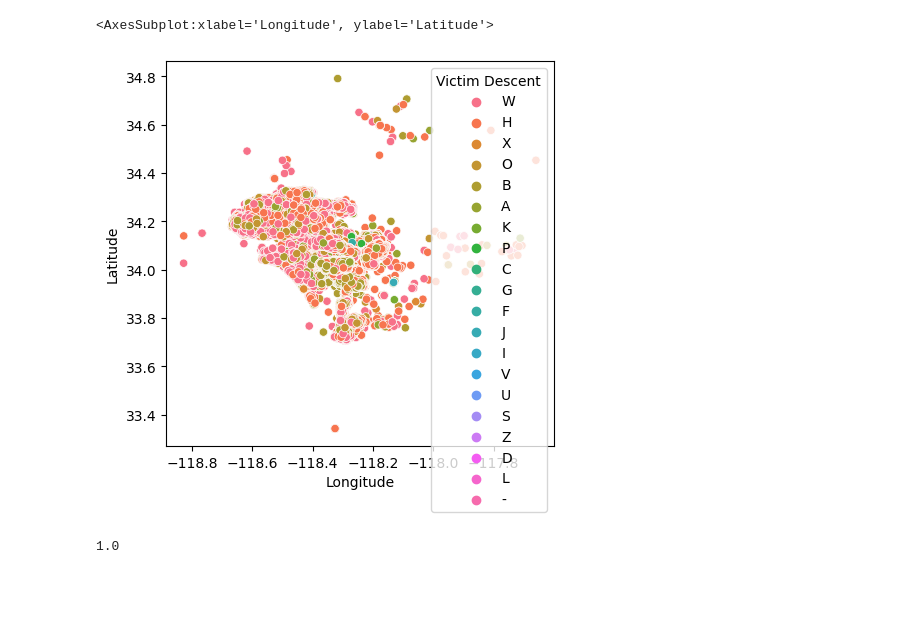
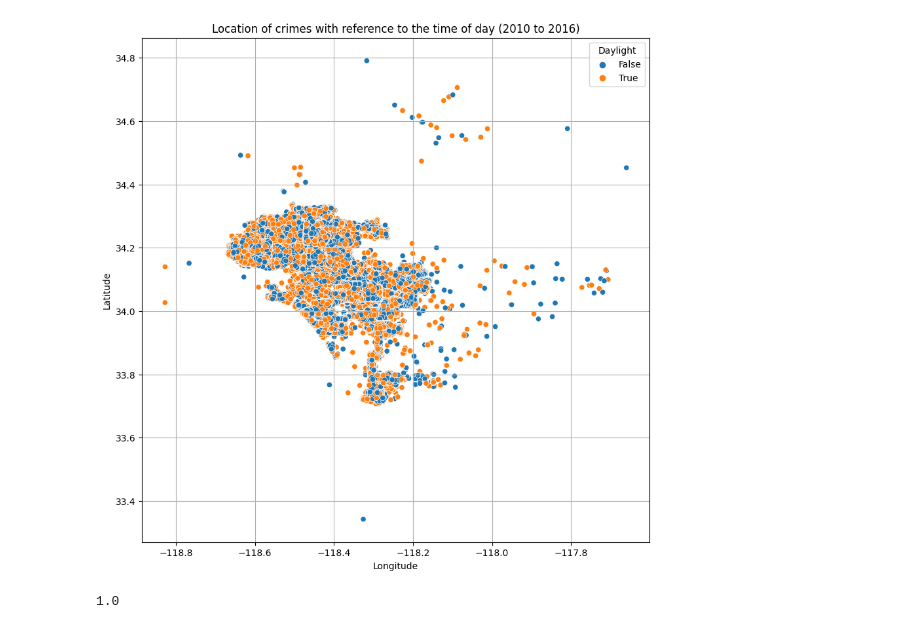
Before and after one commit to hexsocean/python-ml, a Jupyter notebook: crimes/work.ipynb, the cells around one changed output. Drawn from its saved outputs; the diff is of its cells as text; code cells hidden in the pictures; blank space fills up the shorter version.

```diff
--- a/crimes/work.ipynb
+++ b/crimes/work.ipynb
@@ -18,32 +18,25 @@ raw_crimes = pd.read_csv('crime-data-from-2010-to-present.csv')
 exp = re.compile(r"latitude': '([^']*)'.*longitude': '([^']*)'")
 
 converted_crimes = raw_crimes.copy()
-converted_crimes['Date Reported'] = pd.to_datetime(
-    converted_crimes['Date Reported'])
-converted_crimes['Date Occurred'] = pd.to_datetime(
-    converted_crimes['Date Occurred'])
-
 converted_crimes['Longitude'] = converted_crimes['Location '].apply(
     lambda x: float(exp.search(x).group(2) or 0))
 converted_crimes['Latitude'] = converted_crimes['Location '].apply(
     lambda x: float(exp.search(x).group(1) or 0))
-
-# resample the data to be weekly
-# we map to DR Number since it isn't that important
-crime_a_week_count = converted_crimes.resample('W', on='Date Occurred').agg({'DR Number': 'count'})
-crime_a_week_count.rename(columns={'DR Number': 'Crime Count'}, inplace=True)
+converted_crimes['Daylight'] = converted_crimes['Time Occurred'].apply(
+    lambda x: True if 600 < int(x) < 1800 else False)
 # %%
 # location plot
 import seaborn as sns
 import matplotlib.pyplot as plt
 
-fig, ax = plt.subplots(1, 1, figsize=(5, 5))
+fig, ax = plt.subplots(1, 1, figsize=(10, 10))
 
 sns.scatterplot(data=converted_crimes[converted_crimes['Longitude'].abs() > 1],
-                x='Longitude', y='Latitude', hue='Time Occurred')
+                x='Longitude', y='Latitude', hue='Daylight', ax=ax)
+ax.set_title('Location of crimes with reference to the time of day (2010 to 2016)')
+plt.grid()
 # %% [output]
-<AxesSubplot:xlabel='Longitude', ylabel='Latitude'>
-[figure, old version]
+[figure, new version]
 # %%
 from sklearn.tree import DecisionTreeClassifier
 from sklearn.model_selection import train_test_split
```
Also changed, not shown: parts of 1 cell of this notebook, 1 other file.
